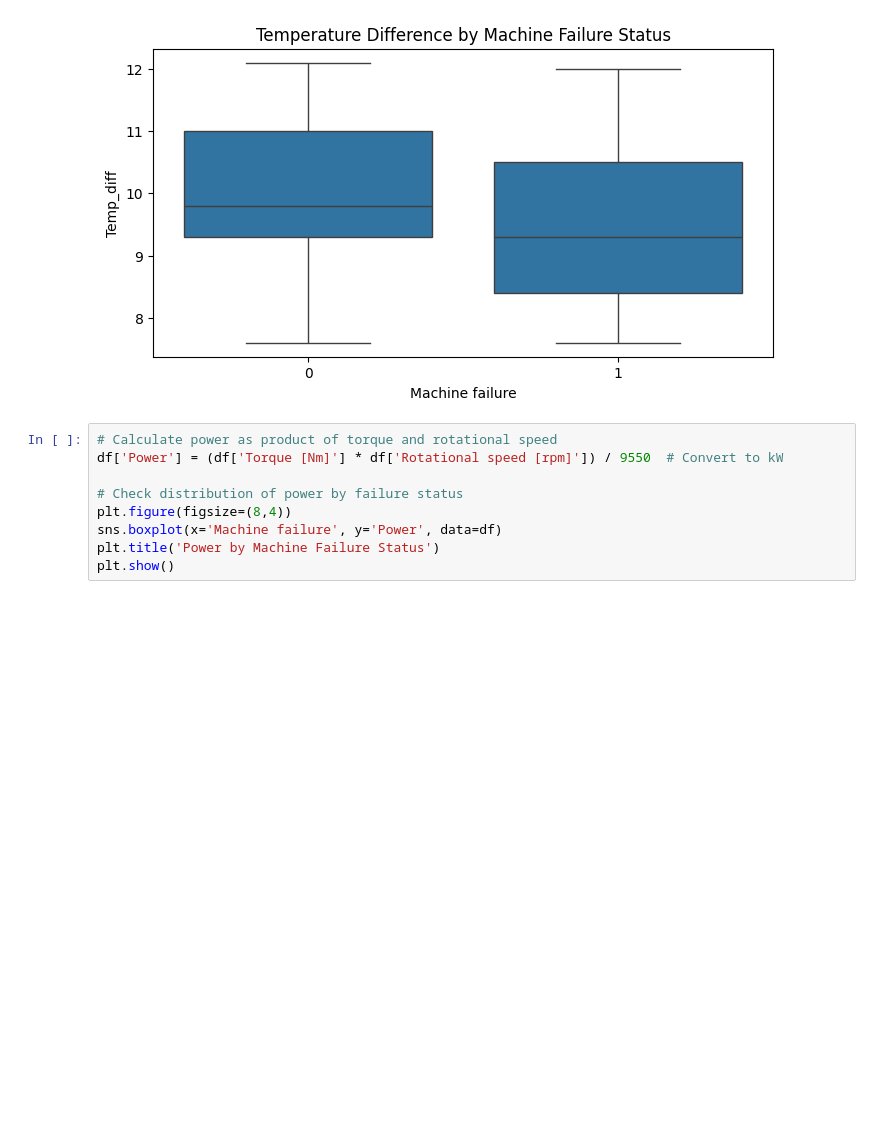
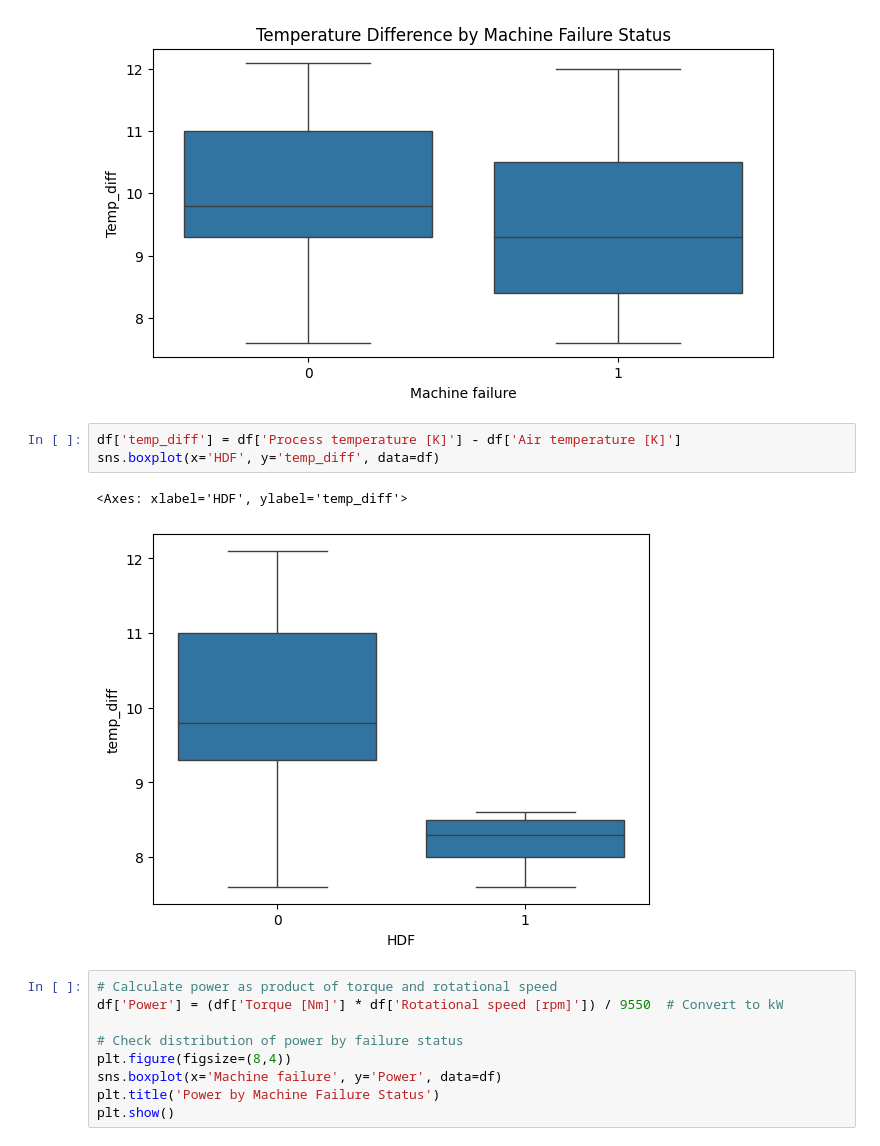
Before and after one commit to Preempt-analytics/predictive-maintenance-capstone, a Jupyter notebook: notebooks/01-eda.ipynb, the cells around one changed output. Drawn from its saved outputs; the diff is of its cells as text; blank space fills up the shorter version.

```diff
--- a/notebooks/01-eda.ipynb
+++ b/notebooks/01-eda.ipynb
@@ -193,6 +209,12 @@ plt.title('Temperature Difference by Machine Failure Status')
 plt.show()
 # %% [output]
 [figure]
+# %%
+df['temp_diff'] = df['Process temperature [K]'] - df['Air temperature [K]']
+sns.boxplot(x='HDF', y='temp_diff', data=df)
+# %% [output]
+<Axes: xlabel='HDF', ylabel='temp_diff'>
+[figure, added]
 # %%
 # Calculate power as product of torque and rotational speed
 df['Power'] = (df['Torque [Nm]'] * df['Rotational speed [rpm]']) / 9550  # Convert to kW
```
Also changed, not shown: parts of 8 cells of this notebook, 1 other file.
